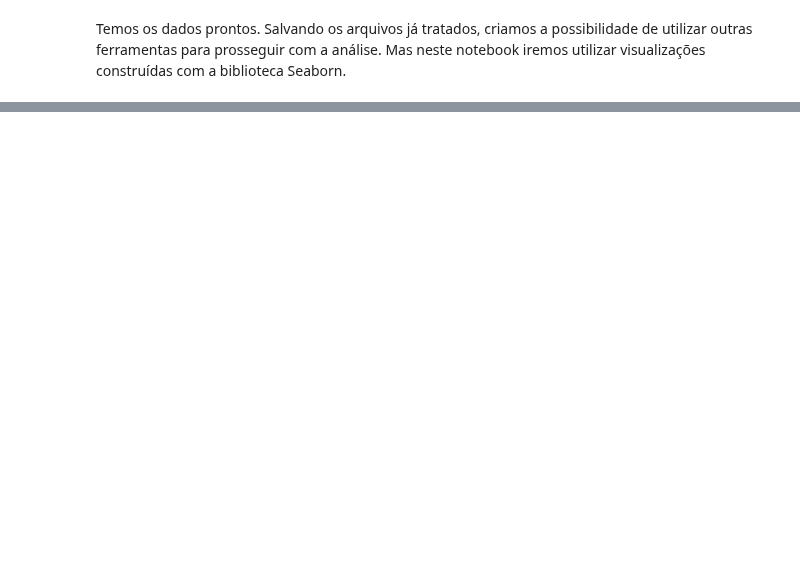
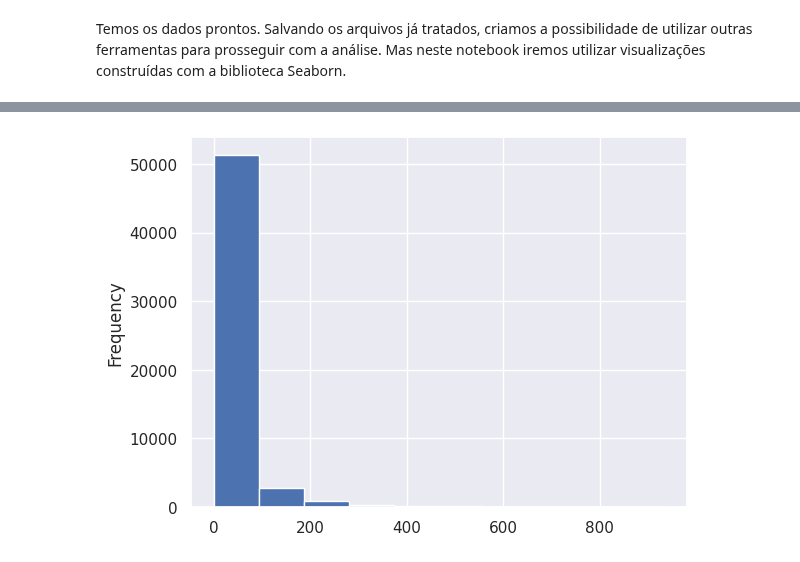
Before and after one commit to lucascorumba/study-projects, a Jupyter notebook: covid-hospital/analysis.ipynb, the cells around one changed output, grey strips where cells are left out. Cells and saved outputs as stored; diff of their text form; code cells hidden in the pictures; blank space fills up the shorter version.

```diff
--- a/covid-hospital/analysis.ipynb
+++ b/covid-hospital/analysis.ipynb
@@ -1399,0 +1415,8 @@ df['ocupacaoSuspeitoCli'].plot.hist()
+# %%
+# amostra com 10% de df
+sample = df.sample(frac=0.1)
+# %%
+sample['ocupacaoSuspeitoCli'].plot.hist()
+plt.show()
+# %% [output]
+[figure, added]
```
Also changed, not shown: parts of 8 cells of this notebook.
